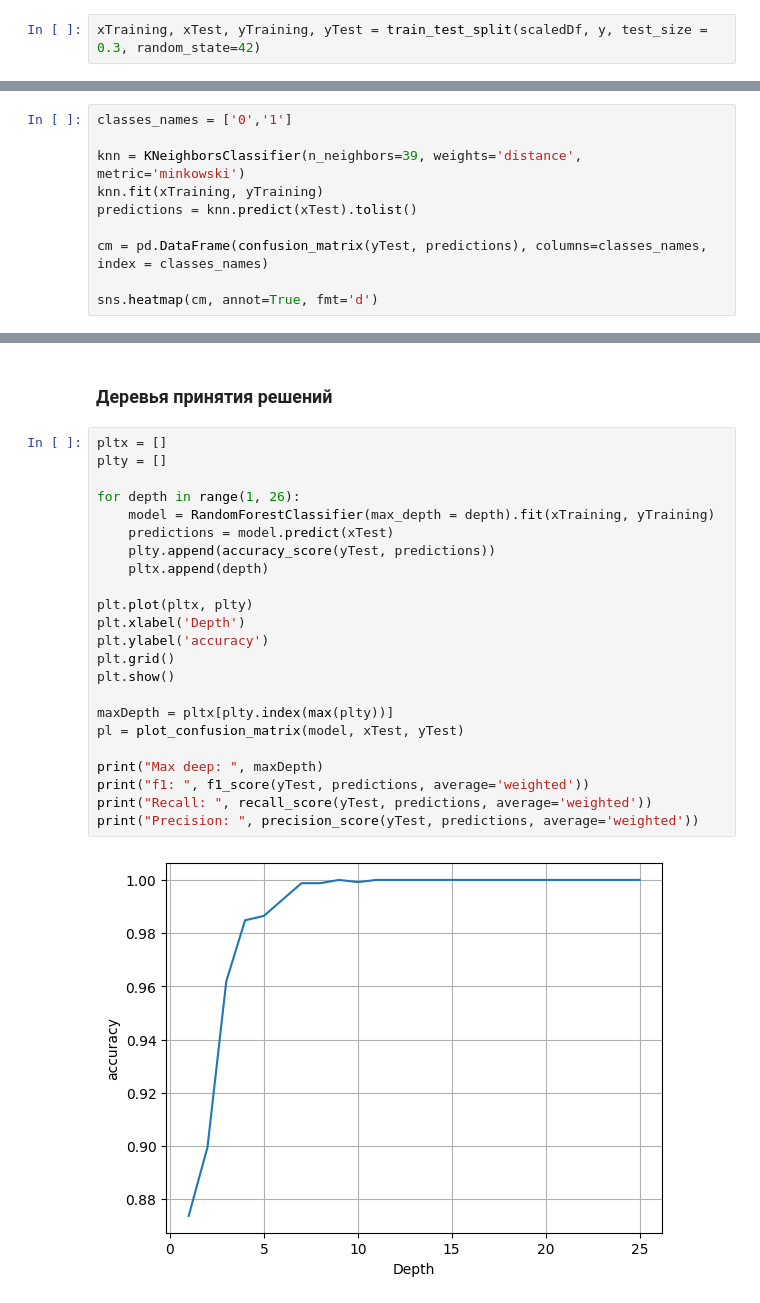
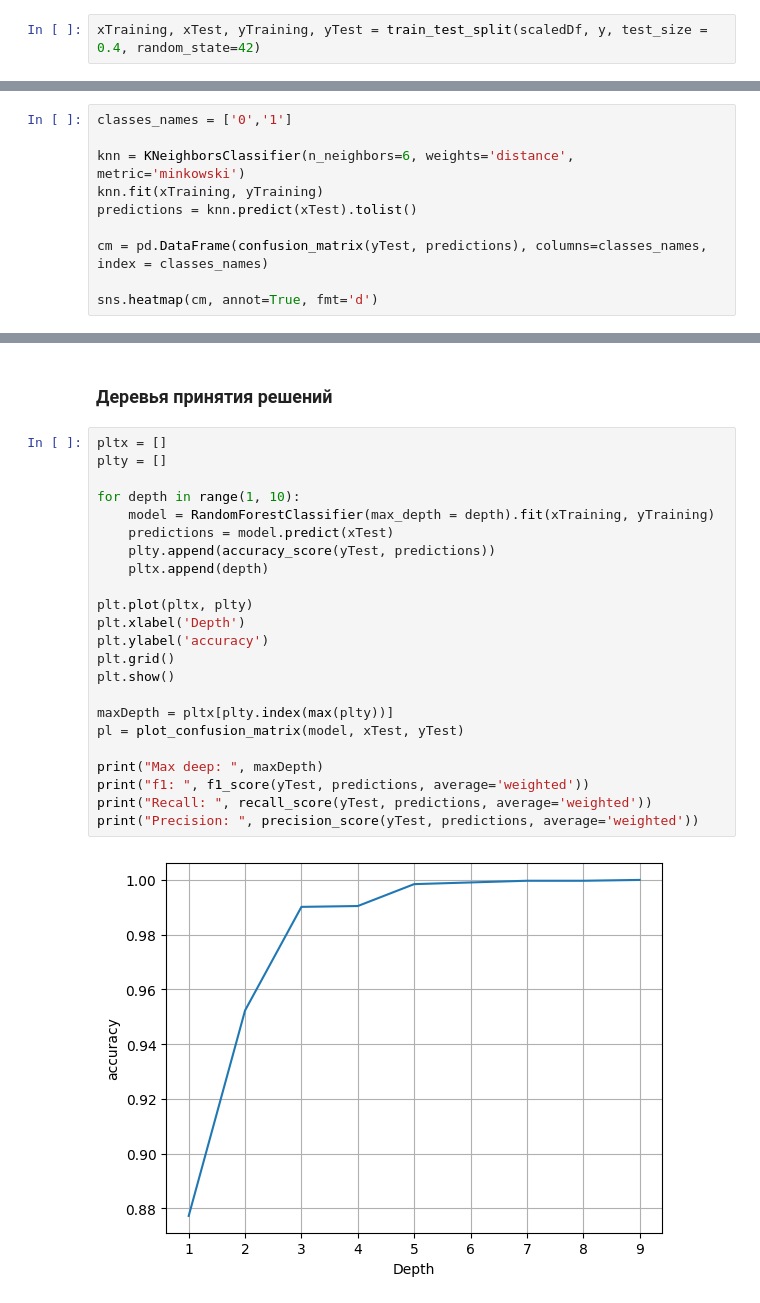
Before and after one commit to Bryanskaya/NeuroFuzzySystems, a Jupyter notebook: lab02/lab2.ipynb, the cells around one changed output, grey strips where cells are left out. Saved outputs shown, nothing was run; the diff lists cells and outputs as text.

```diff
--- a/lab02/lab2.ipynb
+++ b/lab02/lab2.ipynb
@@ -376,7 +376,7 @@ scaledDf = pd.DataFrame(scaledFeatures, columns = x.columns)
 # %% [markdown]
 #### Разделение на обучающие и тестовые данные
 # %%
-xTraining, xTest, yTraining, yTest = train_test_split(scaledDf, y, test_size = 0.3, random_state=42)
+xTraining, xTest, yTraining, yTest = train_test_split(scaledDf, y, test_size = 0.4, random_state=42)
 # %%
 labelEncoder = preprocessing.LabelEncoder()
 yTrainingEncoded = labelEncoder.fit_transform(yTraining)
@@ -423,7 +424,7 @@ for m in ["correlation", "euclidean", "manhattan", "chebyshev", "minkowski"]:
 # %%
 classes_names = ['0','1']
 
-knn = KNeighborsClassifier(n_neighbors=39, weights='distance', metric='minkowski')
+knn = KNeighborsClassifier(n_neighbors=6, weights='distance', metric='minkowski')
 knn.fit(xTraining, yTraining)
 predictions = knn.predict(xTest).tolist()
 
@@ -449,28 +464,28 @@ weighted avg       0.99      0.99      0.99      2438
 # %%
 pltx = []
 plty = []
 
-for depth in range(1, 26):
+for depth in range(1, 10):
     model = RandomForestClassifier(max_depth = depth).fit(xTraining, yTraining)
     predictions = model.predict(xTest)
     plty.append(accuracy_score(yTest, predictions))
     pltx.append(depth)
 
 plt.plot(pltx, plty)
 plt.xlabel('Depth')
 plt.ylabel('accuracy')
 plt.grid()
 plt.show()
 
 maxDepth = pltx[plty.index(max(plty))]
 pl = plot_confusion_matrix(model, xTest, yTest)
 
 print("Max deep: ", maxDepth)
 print("f1: ", f1_score(yTest, predictions, average='weighted'))
 print("Recall: ", recall_score(yTest, predictions, average='weighted'))
 print("Precision: ", precision_score(yTest, predictions, average='weighted'))
 # %% [output]
-[figure, old version]
+[figure, new version]
 Max deep:  9
 f1:  1.0
 Recall:  1.0
```
Also changed, not shown: parts of 24 cells of this notebook, 2 other files.
